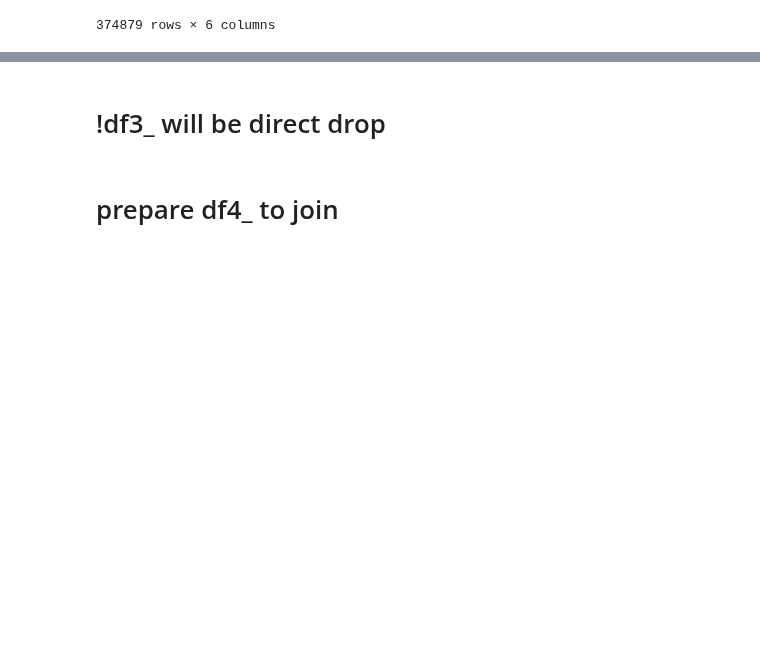
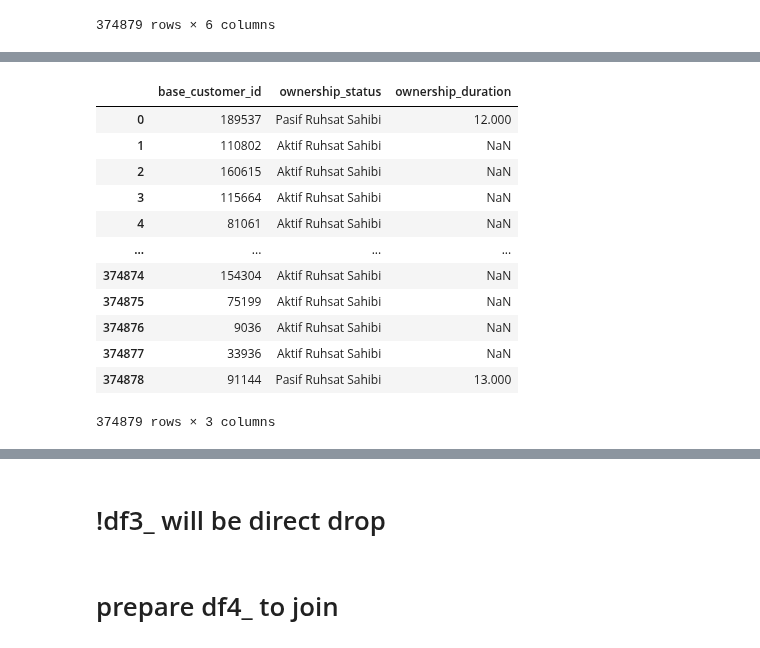
Before and after one commit to KdrDrn/04_PROJECTS, a Jupyter notebook: 16_Doğuş_Datathon_Otomotiv/Dogus_Customer_Segmentation_v02.ipynb, the cells around one changed output, grey strips where cells are left out. Drawn from its saved outputs; the diff is of its cells as text; code cells hidden in the pictures; blank space fills up the shorter version.

```diff
--- a/16_Doğuş_Datathon_Otomotiv/Dogus_Customer_Segmentation_v02.ipynb
+++ b/16_Doğuş_Datathon_Otomotiv/Dogus_Customer_Segmentation_v02.ipynb
@@ -1079,0 +1179,16 @@ df2_
+# %%
+df2_
+# %% [output]
+|  | base_customer_id | ownership_status | ownership_duration |
+| 0 | 189537 | Pasif Ruhsat Sahibi | 12.000 |
+| 1 | 110802 | Aktif Ruhsat Sahibi | NaN |
+| 2 | 160615 | Aktif Ruhsat Sahibi | NaN |
+| 3 | 115664 | Aktif Ruhsat Sahibi | NaN |
+| 4 | 81061 | Aktif Ruhsat Sahibi | NaN |
+| ... | ... | ... | ... |
+| 374874 | 154304 | Aktif Ruhsat Sahibi | NaN |
+| 374875 | 75199 | Aktif Ruhsat Sahibi | NaN |
+| 374876 | 9036 | Aktif Ruhsat Sahibi | NaN |
+| 374877 | 33936 | Aktif Ruhsat Sahibi | NaN |
+| 374878 | 91144 | Pasif Ruhsat Sahibi | 13.000 |
+374879 rows × 3 columns
```
Also changed, not shown: parts of 28 cells of this notebook.
